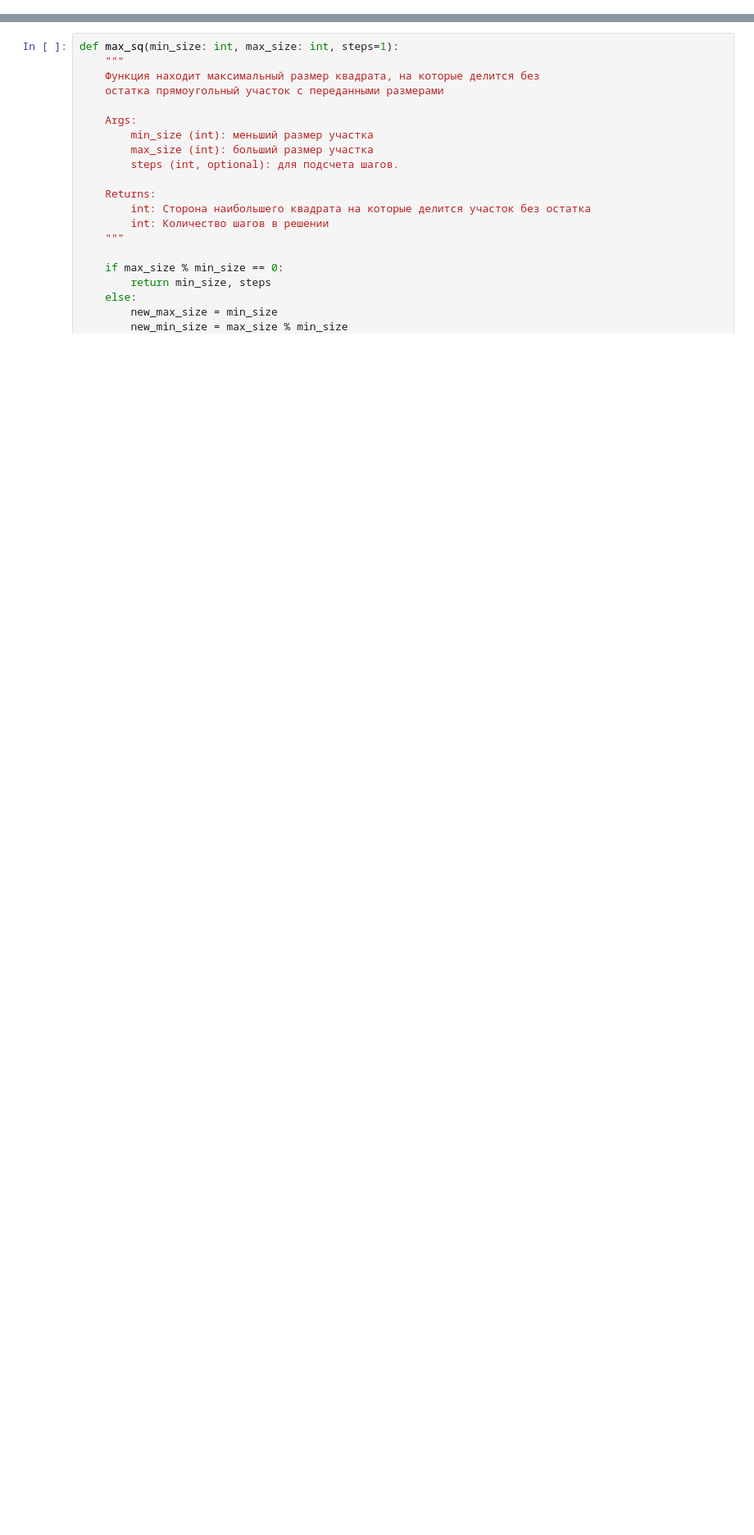
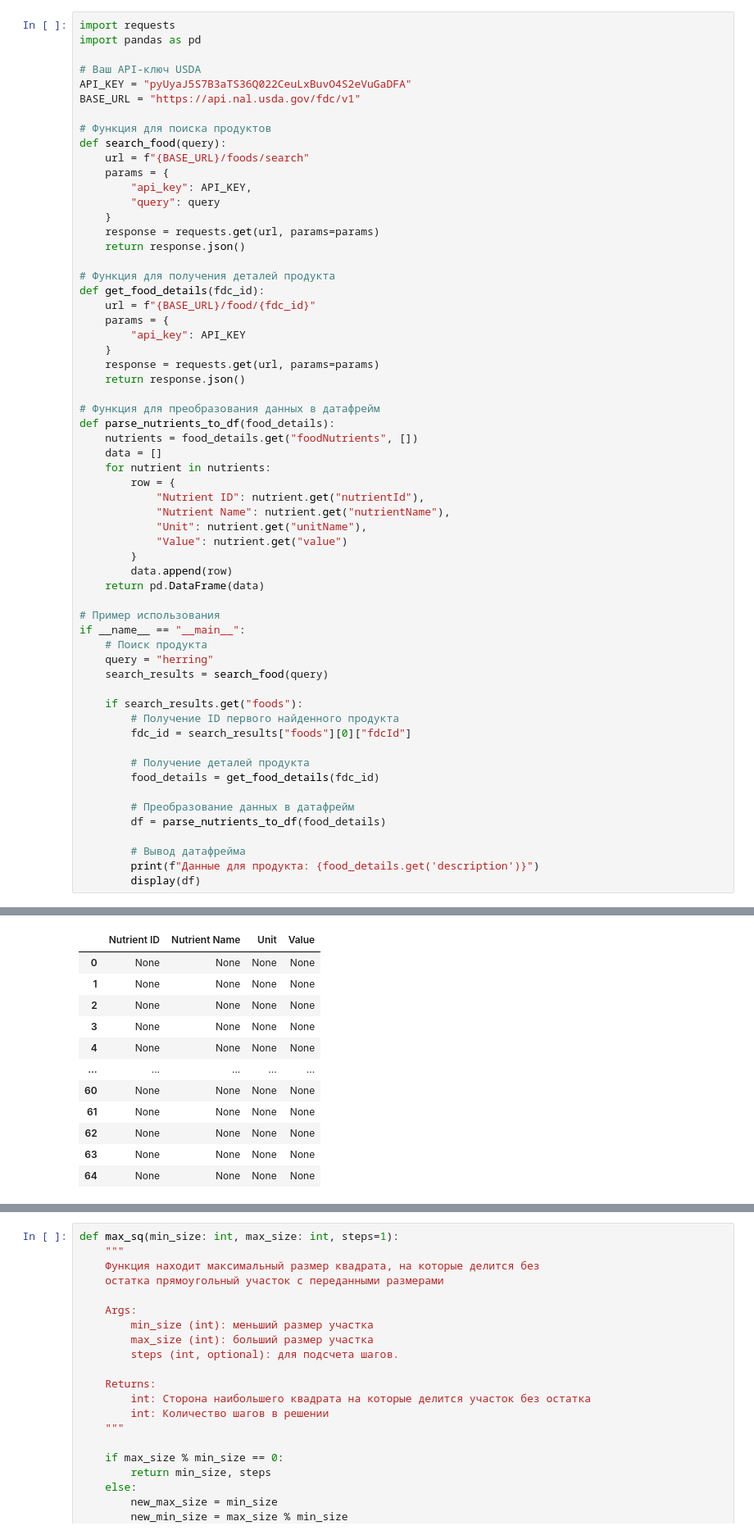
Before and after one commit to nik-gorby/PYDA-64, a Jupyter notebook: test.ipynb, the cells around one changed output, grey strips where cells are left out. Shown: that part at 82% size. Saved outputs shown, nothing was run; the diff lists cells and outputs as text; blank space fills up the shorter version.

```diff
--- a/test.ipynb
+++ b/test.ipynb
@@ -0,0 +81,61 @@
+# %%
+import requests
+import pandas as pd
+
+# Ваш API-ключ USDA
+API_KEY = "pyUyaJ5S7B3aTS36Q022CeuLxBuvO4S2eVuGaDFA"
+BASE_URL = "https://api.nal.usda.gov/fdc/v1"
+
+# Функция для поиска продуктов
+def search_food(query):
+    url = f"{BASE_URL}/foods/search"
+    params = {
+        "api_key": API_KEY,
+        "query": query
+    }
+    response = requests.get(url, params=params)
+    return response.json()
+
+# Функция для получения деталей продукта
+def get_food_details(fdc_id):
+    url = f"{BASE_URL}/food/{fdc_id}"
+    params = {
+        "api_key": API_KEY
+    }
+    response = requests.get(url, params=params)
+    return response.json()
+
+# Функция для преобразования данных в датафрейм
+def parse_nutrients_to_df(food_details):
+    nutrients = food_details.get("foodNutrients", [])
+    data = []
+    for nutrient in nutrients:
+        row = {
+            "Nutrient ID": nutrient.get("nutrientId"),
+            "Nutrient Name": nutrient.get("nutrientName"),
+            "Unit": nutrient.get("unitName"),
+            "Value": nutrient.get("value")
+        }
+        data.append(row)
+    return pd.DataFrame(data)
+
+# Пример использования
+if __name__ == "__main__":
+    # Поиск продукта
+    query = "herring"
+    search_results = search_food(query)
+
+    if search_results.get("foods"):
+        # Получение ID первого найденного продукта
+        fdc_id = search_results["foods"][0]["fdcId"]
+
+        # Получение деталей продукта
+        food_details = get_food_details(fdc_id)
+
+        # Преобразование данных в датафрейм
+        df = parse_nutrients_to_df(food_details)
+
+        # Вывод датафрейма
+        print(f"Данные для продукта: {food_details.get('description')}")
+        display(df)
+# %% [output]
@@ -0,0 +143,12 @@
+|  | Nutrient ID | Nutrient Name | Unit | Value |
+| 0 | None | None | None | None |
+| 1 | None | None | None | None |
+| 2 | None | None | None | None |
+| 3 | None | None | None | None |
+| 4 | None | None | None | None |
+| ... | ... | ... | ... | ... |
+| 60 | None | None | None | None |
+| 61 | None | None | None | None |
+| 62 | None | None | None | None |
+| 63 | None | None | None | None |
+| 64 | None | None | None | None |
```
Also changed, not shown: parts of 3 cells of this notebook.
